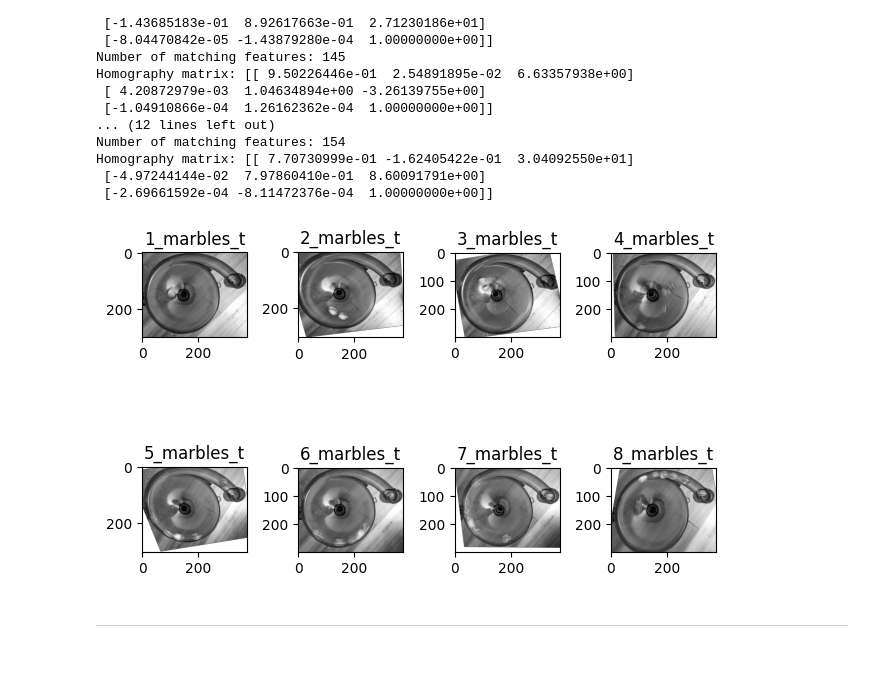
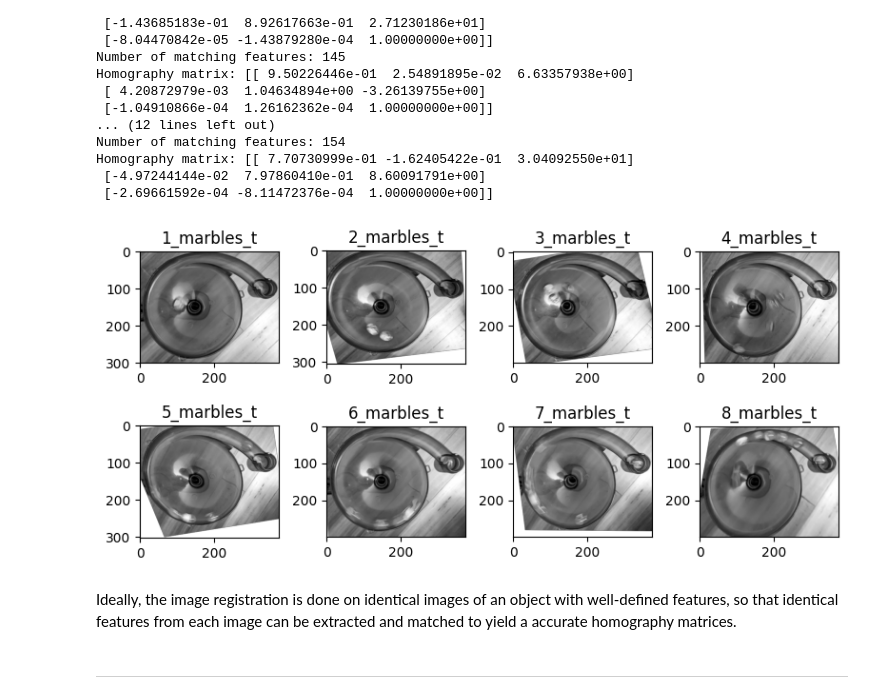
Before and after one commit to rayguna/Data_Processing, a Jupyter notebook: image_registration/img_registration.ipynb, the cells around one changed output. Saved outputs shown, nothing was run; the diff lists cells and outputs as text; code cells hidden in the pictures; blank space fills up the shorter version.

```diff
--- a/image_registration/img_registration.ipynb
+++ b/image_registration/img_registration.ipynb
@@ -240,33 +238,37 @@ Homography matrix: [[ 7.70730999e-01 -1.62405422e-01  3.04092550e+01]
 # %%
 #2> Apply each matrix to each of the images w.r.t the reference.
 
 import matplotlib.pyplot as plt
 
 lst_files=[file for file in glob.glob("%s/*.*" %(dir))] #get the list of files in the specified directory
+
+plt.figure(figsize=(8,8))
 
 #plot the first (reference) image.
 plt.subplot(2,int(len(lst_files)/2),1)
 
 img1=plt.imread(lst_files[0])
 
 img_title=lst_files[0].split("/")[-1].split("\\")[-1].split(".")[0]
 plt.title(img_title)
 plt.imshow(img1)
 
 for i, file in enumerate(lst_files[1:]):
     new_img = apply_homography_matrix(file, lst_homography_matrix[i])
     #print(new_img)
     #print(img_title)
 
     plt.subplot(2,int(len(lst_files)/2), i+2)
 
     img_title=file.split("/")[-1].split("\\")[-1].split(".")[0]
     plt.title(img_title)
     plt.imshow(new_img)
 
-plt.tight_layout()
+plt.tight_layout(h_pad=-20, w_pad=1)
 plt.show()
 # %% [output]
-[figure, old version]
+[figure, new version]
+# %% [markdown]
+Ideally, the image registration is done on identical images of an object with well-defined features, so that identical features from each image can be extracted and matched to yield a accurate homography matrices.
 # %% [markdown]
 ***
```
Also changed, not shown: parts of 1 cell of this notebook.
